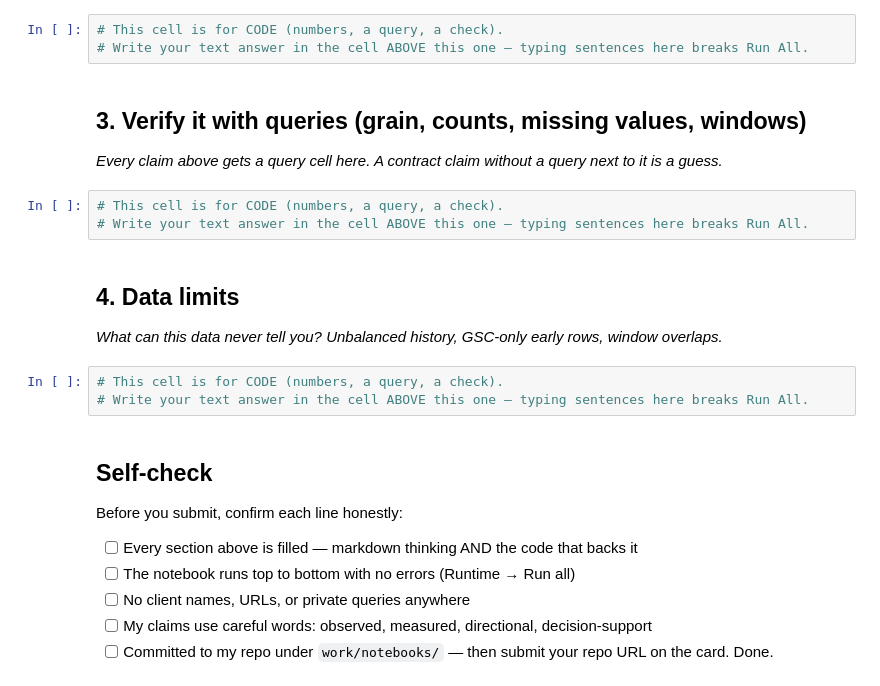
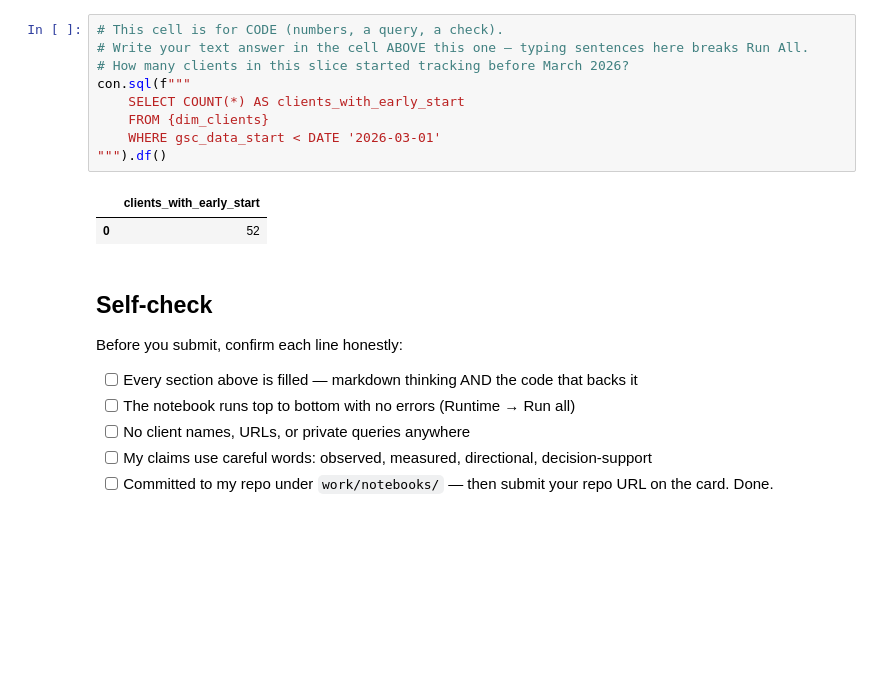
Before and after one commit to 13aakash/flyrank-ml-internship, a Jupyter notebook: work/notebooks/w03_data_contract.ipynb, the cells around one changed output. Drawn from its saved outputs; the diff is of its cells as text; blank space fills up the shorter version.

```diff
--- a/work/notebooks/w03_data_contract.ipynb
+++ b/work/notebooks/w03_data_contract.ipynb
@@ -20,20 +185,15 @@ This skeleton is yours to fill. Work the sections **in order** — each one has
 # %%
 # This cell is for CODE (numbers, a query, a check).
 # Write your text answer in the cell ABOVE this one — typing sentences here breaks Run All.
+# How many clients in this slice started tracking before March 2026?
+con.sql(f"""
+    SELECT COUNT(*) AS clients_with_early_start
+    FROM {dim_clients}
+    WHERE gsc_data_start < DATE '2026-03-01'
+""").df()
+# %% [output]
+|  | clients_with_early_start |
+| 0 | 52 |
-# %% [markdown]
-## 3. Verify it with queries (grain, counts, missing values, windows)
-
-*Every claim above gets a query cell here. A contract claim without a query next to it is a guess.*
-# %%
-# This cell is for CODE (numbers, a query, a check).
-# Write your text answer in the cell ABOVE this one — typing sentences here breaks Run All.
-# %% [markdown]
-## 4. Data limits
-
-*What can this data never tell you? Unbalanced history, GSC-only early rows, window overlaps.*
-# %%
-# This cell is for CODE (numbers, a query, a check).
-# Write your text answer in the cell ABOVE this one — typing sentences here breaks Run All.
 # %% [markdown]
 ## Self-check
 
```
Also changed, not shown: parts of 14 cells of this notebook.
